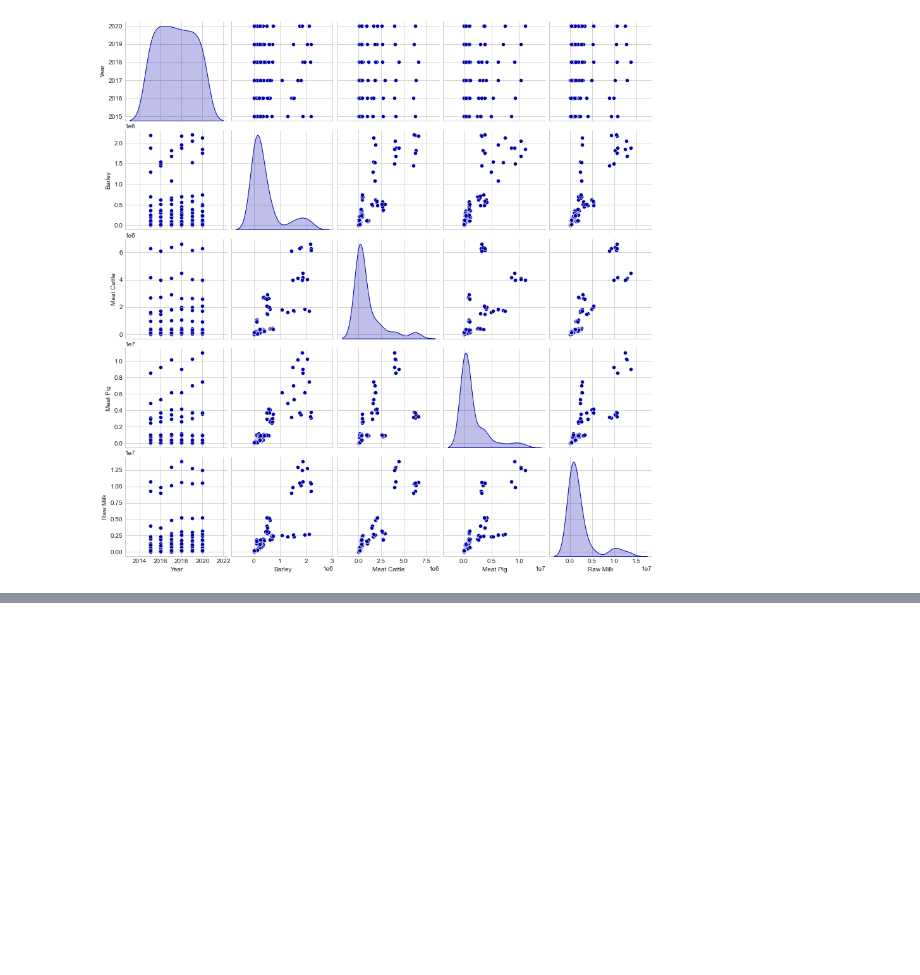
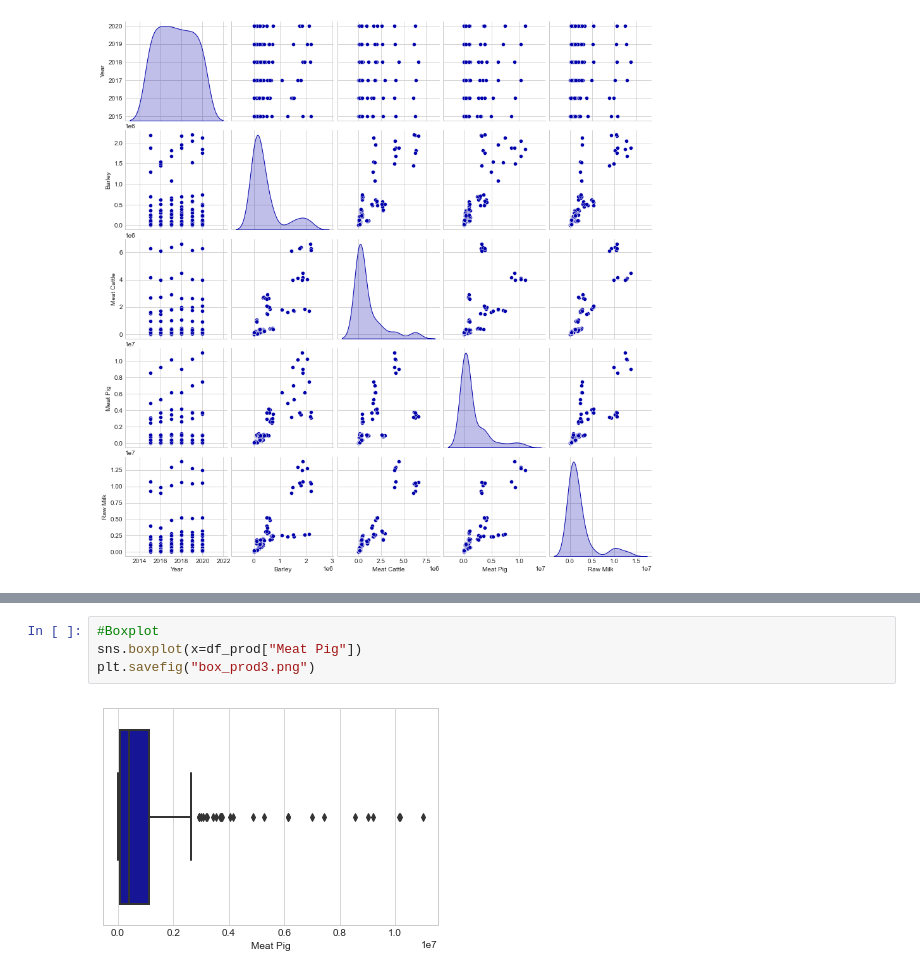
Before and after one commit to jaderleonardo/CA2_Project, a Jupyter notebook: FA_Prod_and_Pop_European.ipynb, the cells around one changed output, grey strips where cells are left out. Saved outputs shown, nothing was run; the diff lists cells and outputs as text; blank space fills up the shorter version.

```diff
--- a/FA_Prod_and_Pop_European.ipynb
+++ b/FA_Prod_and_Pop_European.ipynb
@@ -857,0 +944,6 @@ sns.pairplot(df_prod, diag_kind="kde")
+# %%
+#Boxplot
+sns.boxplot(x=df_prod["Meat Pig"])
+plt.savefig("box_prod3.png")
+# %% [output]
+[figure, added]
```
Also changed, not shown: parts of 12 cells of this notebook, 10 other files.
